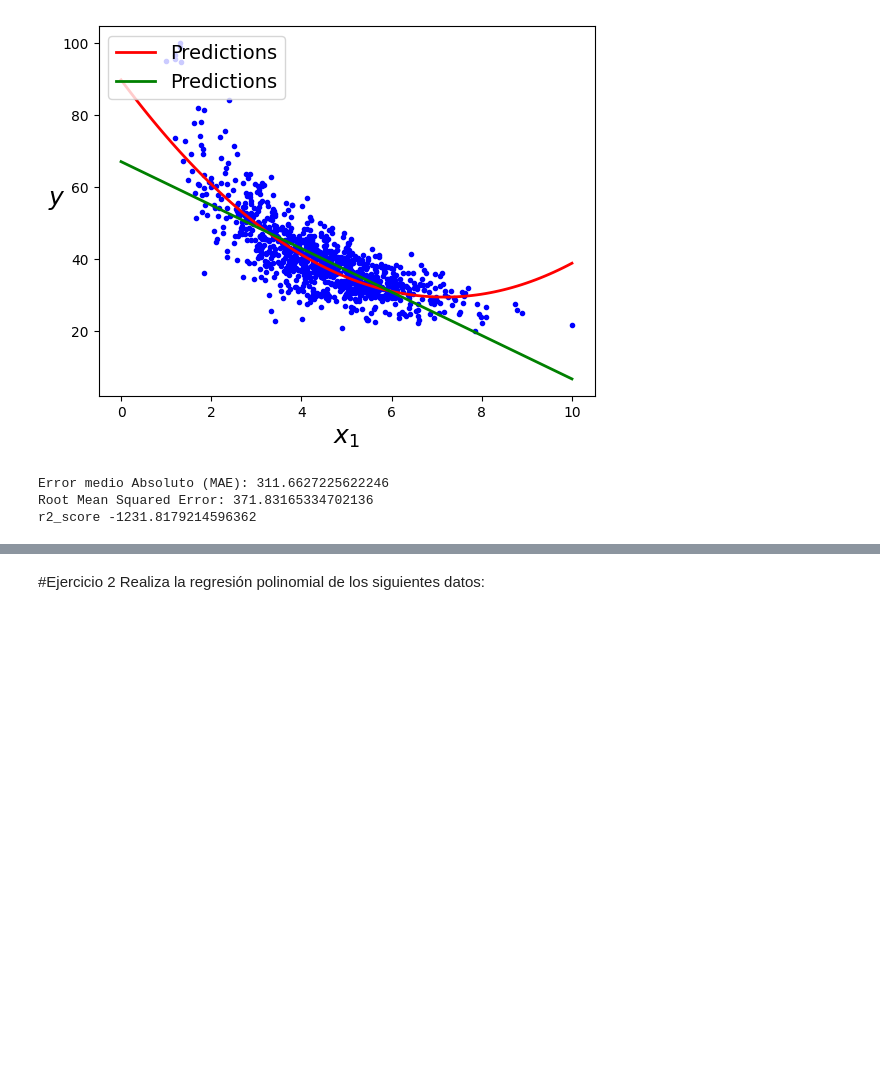
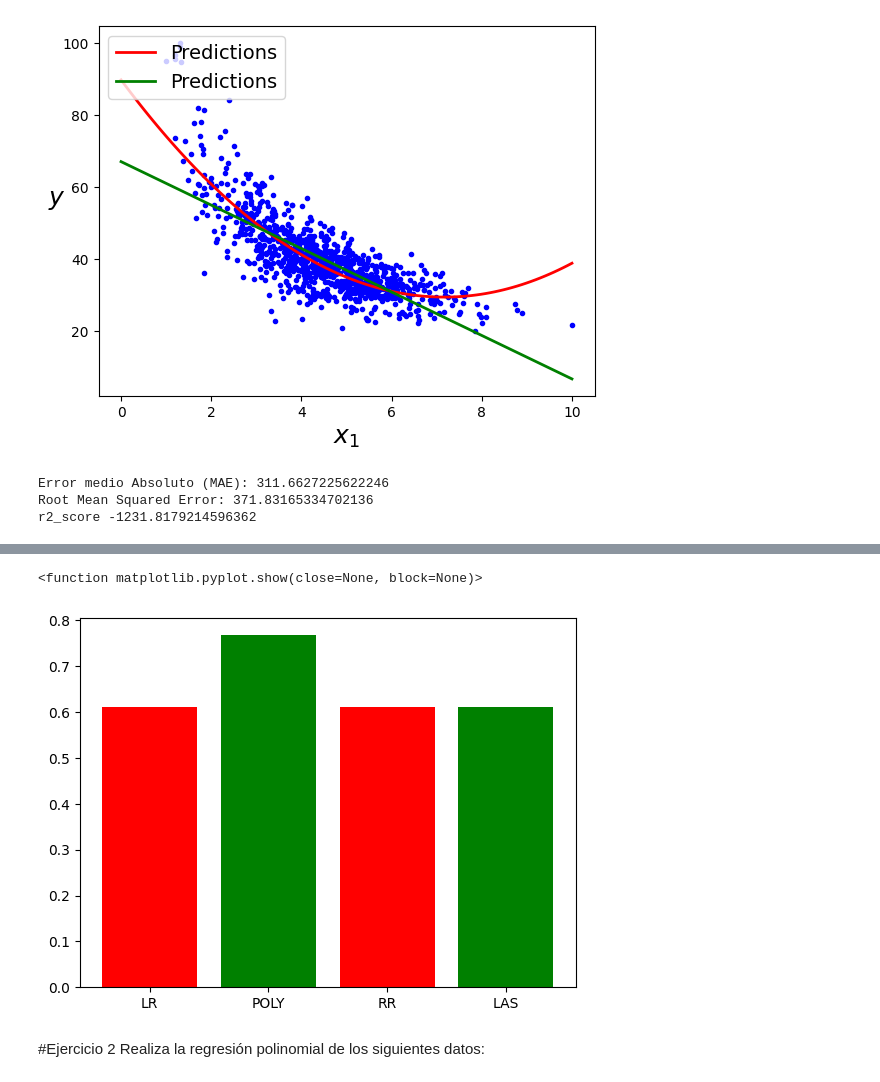
Before and after one commit to PosgradoMNA/actividades-de-aprendizaje-a01793474, a Jupyter notebook: Semana 8/TecMty_Regresion_lineal_polinomial.ipynb, the cells around one changed output, grey strips where cells are left out. Cells and saved outputs as stored; diff of their text form; code cells hidden in the pictures; blank space fills up the shorter version.

```diff
--- a/Semana 8/TecMty_Regresion_lineal_polinomial.ipynb
+++ b/Semana 8/TecMty_Regresion_lineal_polinomial.ipynb
@@ -365,3 +454,12 @@ r2_score -1231.8179214596362
+# %%
+left = [1, 2, 3, 4]
+names=['LR','POLY','RR','LAS']
+plt.bar(left, height=resr2, tick_label = names,
+        width = 0.8, color = ['red', 'green'])
+plt.show
+# %% [output]
+<function matplotlib.pyplot.show(close=None, block=None)>
+[figure, added]
 # %% [markdown]
 #Ejercicio 2
 Realiza la regresión polinomial de los siguientes datos:
```
Also changed, not shown: parts of 11 cells of this notebook, 1 other file.
